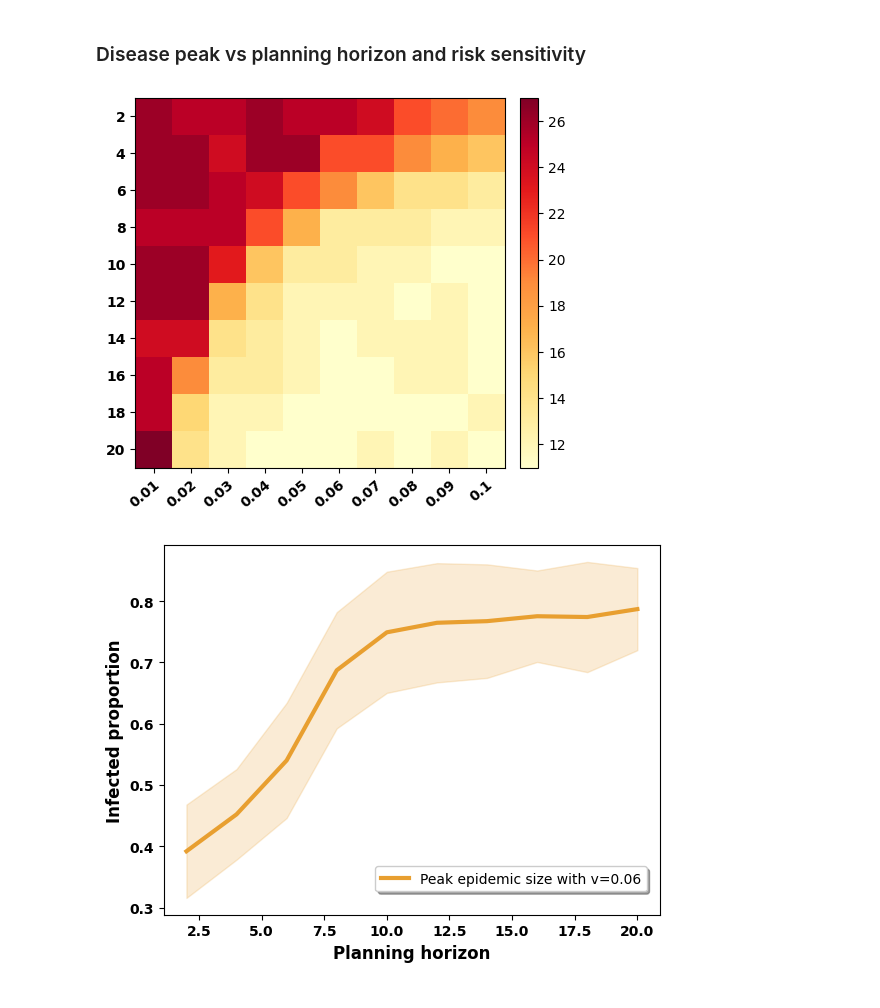
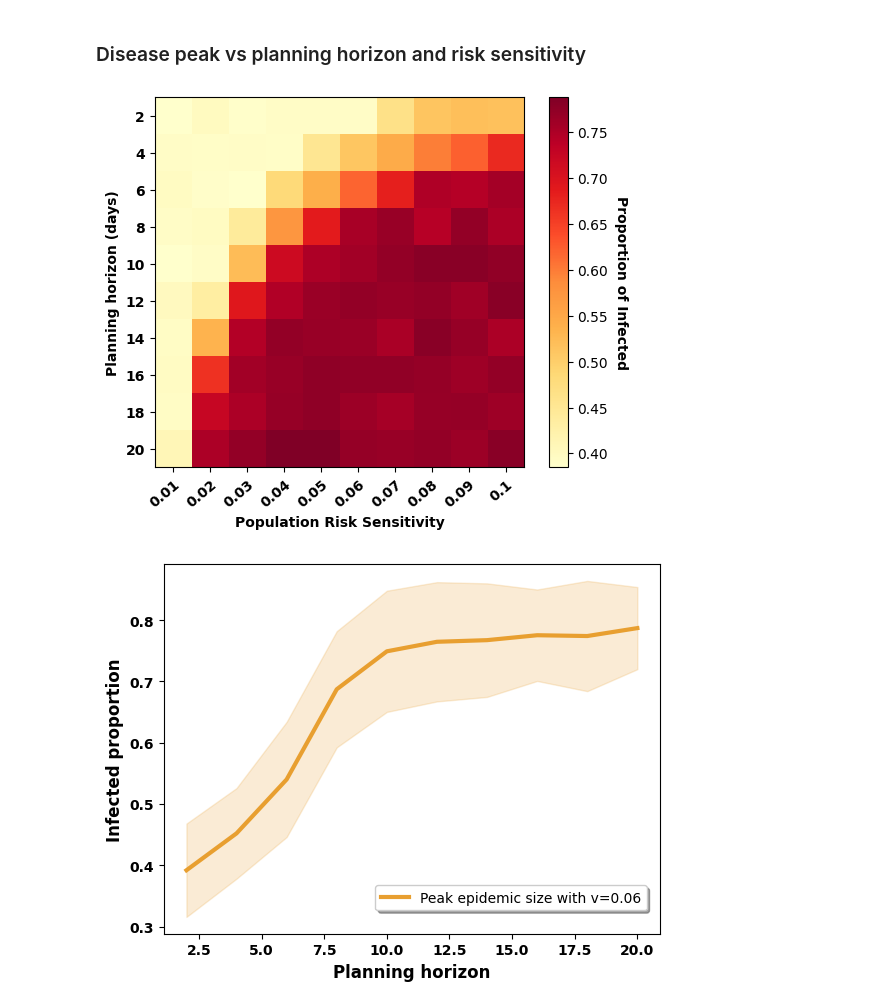
Before and after one commit to JimmyCalvoMonge/AdaptiveNetworks, a Jupyter notebook: network_experiments.ipynb, the cells around one changed output. Cells and saved outputs as stored; diff of their text form; code cells hidden in the pictures.

```diff
--- a/network_experiments.ipynb
+++ b/network_experiments.ipynb
@@ -1257,52 +1227,54 @@ for v in bepidist_data['V'].unique():
             'final_size': [final_size],
         })], ignore_index=True)
 
-plot1_data = data_sizes.pivot(index='V', columns='T', values='peak_time')
+plot1_data = data_sizes.pivot(index='V', columns='T', values='peak_size')
 # Labels
 xlabs = list(plot1_data.index)
 ylabs = plot1_data.columns.tolist()
 data = np.transpose(np.abs(plot1_data.values))
 
 # Heat map
 fig, ax = plt.subplots()
 im = ax.imshow(data, cmap = cmap)
 
 # Add the labels
 ax.set_xticks(np.arange(len(xlabs)))
 ax.set_yticks(np.arange(len(ylabs)))
 ax.set_xticklabels(xlabs)
 ax.set_yticklabels(ylabs)
 
 # Rotate the labels of the X-axis
 plt.setp(ax.get_xticklabels(), rotation = 40,
          ha = "right", rotation_mode = "anchor")
 
 # Add the color bar
-# cbar = ax.figure.colorbar(im, ax = ax)
-# cbar.ax.set_ylabel("Day Difference", rotation = -90, va = "bottom")
+cbar = ax.figure.colorbar(im, ax = ax)
+cbar.ax.set_ylabel("Proportion of Infected", rotation = -90, va = "bottom", fontweight='bold')
 
-# Create colorbar with same height as heatmap
-from mpl_toolkits.axes_grid1 import make_axes_locatable
-# Create an axes divider for the heatmap
-divider = make_axes_locatable(ax)
-# Append a new axes for the colorbar, same height as ax
-cax = divider.append_axes("right", size="5%", pad=0.15)
-# Add colorbar to the new axes
-cbar = plt.colorbar(im, cax=cax)
+# # Create colorbar with same height as heatmap
+# from mpl_toolkits.axes_grid1 import make_axes_locatable
+# # Create an axes divider for the heatmap
+# divider = make_axes_locatable(ax)
+# # Append a new axes for the colorbar, same height as ax
+# cax = divider.append_axes("right", size="5%", pad=0.15)
+# # Add colorbar to the new axes
+# cbar = plt.colorbar(im, cax=cax)
 
 # Rotate the labels of the X-axis
 plt.setp(ax.get_xticklabels(), rotation = 40,
          ha = "right", rotation_mode = "anchor", fontweight='bold')
 plt.setp(ax.get_yticklabels(),
          ha = "right", rotation_mode = "anchor", fontweight='bold')
 
 # I'll add the labels later
 # plt.title(f"Difference of Days at Min. Avg. Edge Reduction (Susceptibles - Global)")
-# plt.xlabel("Utility shape parameter")
-# plt.ylabel("Planning horizon (days)")
+plt.xlabel("Population Risk Sensitivity", fontweight='bold')
+plt.ylabel("Planning horizon (days)", fontweight='bold')
+# Save the figure
+plt.savefig('./Figures/Heatmap_peak_prevalence_sizes.png', dpi=300, bbox_inches='tight')
 plt.show()
 # %% [output]
-[figure, old version]
+[figure, new version]
 # %%
 v = 0.05
 data = data_sizes[(data_sizes['V'] == v)]
```
Also changed, not shown: parts of 10 cells of this notebook, 12 other files.
